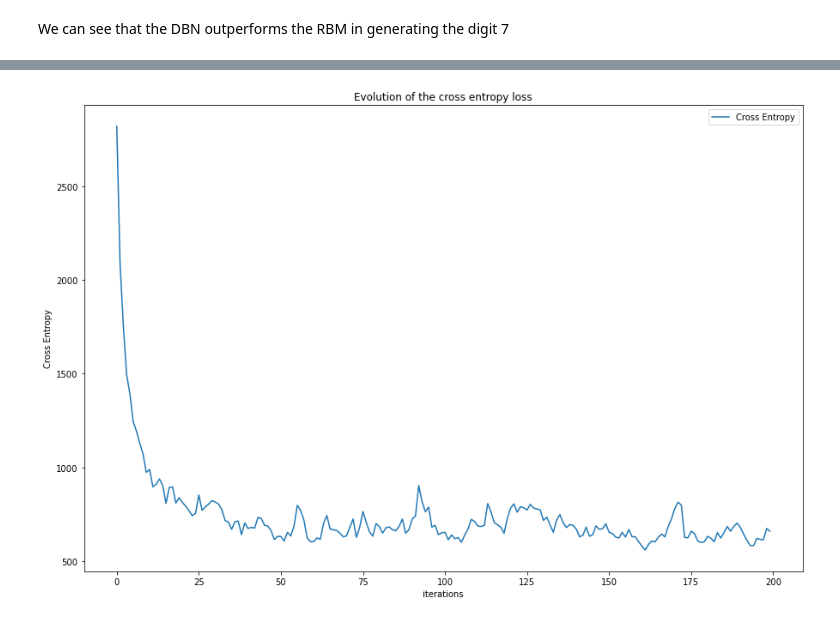
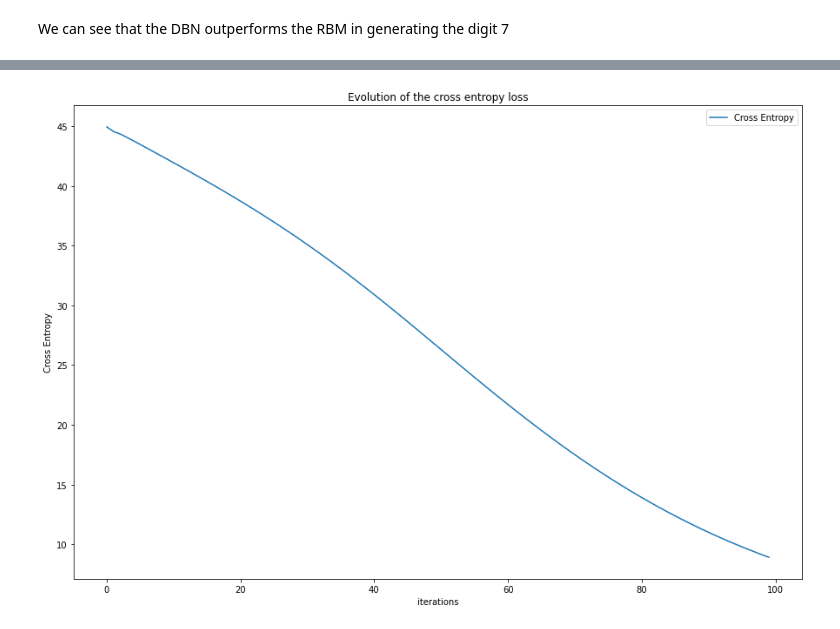
Before and after one commit to Hadiosj/Deep_Learning2, a Jupyter notebook: my_work.ipynb, the cells around one changed output, grey strips where cells are left out. Drawn from its saved outputs; the diff is of its cells as text; code cells hidden in the pictures.

```diff
--- a/my_work.ipynb
+++ b/my_work.ipynb
@@ -241,7 +241,7 @@ class DBN:
 
         return self
 
-    def generer_image_DBN(self, n_iter_gibbs, n_images, vis=True,shape1,shape2):
+    def generer_image_DBN(self, n_iter_gibbs, n_images, shape1,shape2,vis=True):
 
         # Do Gibbs sampling on the top layer:
 
@@ -258,7 +258,7 @@ class DBN:
             # Generation by passing v_0d down the remaining layers
             for i in range(len(self.layers) - 2 , -1, -1):
                 _, v_0d = self.layers[i].sortie_entree_RBM(v_0d)
-            outputs.append(v_0d.reshape(20,16))
+            outputs.append(v_0d.reshape(shape1,shape2))
 
             if vis:
                 plt.figure()
@@ -271,13 +271,16 @@ shapes_list1 = [320, 150, 200, 250]
 dbn1 = DBN(nb_layers = 3, shapes_list = shapes_list1)
 inputs1 = []
 inputs2 = []
-for i in range(35):
+for i in range(1):
     inputs1.append(selected_digits[1][i].flatten())
-for i in range(35):
+for i in range(2):
     inputs2.append(selected_digits[0][i].flatten())
+    inputs2.append(selected_digits[1][i].flatten())
     #inputs.append(selected_digits[2][i].flatten())
 inputs1 = np.array(inputs1)
 inputs2 = np.array(inputs2)
 
+
+
+# dbn1 = dbn1.train_DBN(inputs1, 500, 0.01, 6)
 dbn1 = dbn1.train_DBN(inputs2, 500, 0.01, 6)
-dbn1 = dbn1.train_DBN(inputs1, 500, 0.01, 6)
@@ -431,11 +453,11 @@ y_test_ohe = to_categorical(y_test, 10)
 # %%
 # Quick test
 
-X_train_subset = X_train[1:2000]
-y_train_subset = y_train_ohe[1:2000]
+X_train_subset = X_train[0:20].copy()
+y_train_subset = y_train_ohe[0:20].copy()
 
 X_train_input = X_train_subset.reshape(X_train_subset.shape[0],-1)
-shapes_list1=[784, 150, 10]
-dnn1 = DNN(nb_layers=2,shapes_list=shapes_list1)
-dnn1 = dnn1.pretrain_DNN(X_train_input,epochs=100,batch_size=64)
+X_train_input[X_train_input < 127] = 0
+X_train_input[X_train_input >= 127] =1
+shapes_list1=[784, 150,200, 10]
 # %%
@@ -480,8 +474,8 @@ array([[[0, 0, 0, ..., 0, 0, 0],
 # %%
-dnn1 = DNN(nb_layers=2,shapes_list=shapes_list1)
-dnn1 = dnn1.retropropagation(X_train_input,y_train_subset,epochs=200,learning_rate = 0.1,batch_size=64, vis=True)
+dnn1 = DNN(nb_layers=3,shapes_list=shapes_list1)
+dnn1 = dnn1.retropropagation(X_train_input,y_train_subset,epochs=100,learning_rate = 0.1,batch_size=10, vis=True)
 # %% [output]
-[figure, old version]
+[figure, new version]
 # %%
 dnn1.test_DNN(X_test.reshape(X_test.shape[0],-1),y_test_ohe);
 # %% [output]
```
Also changed, not shown: parts of 7 cells of this notebook.
